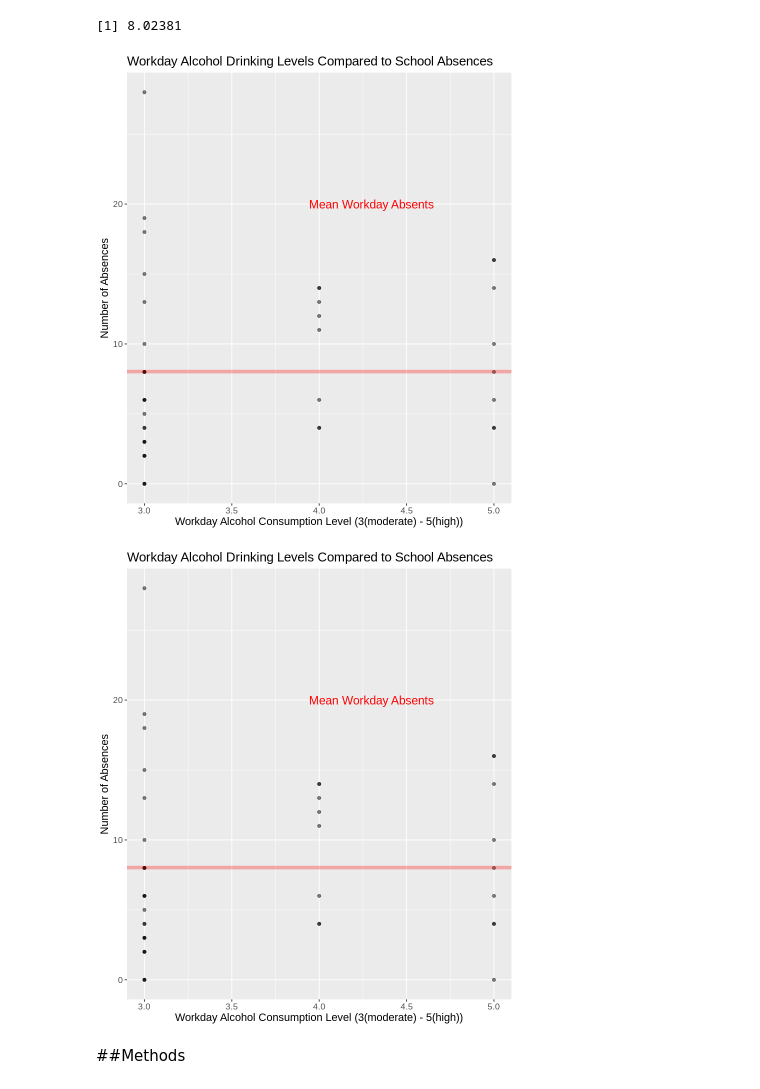
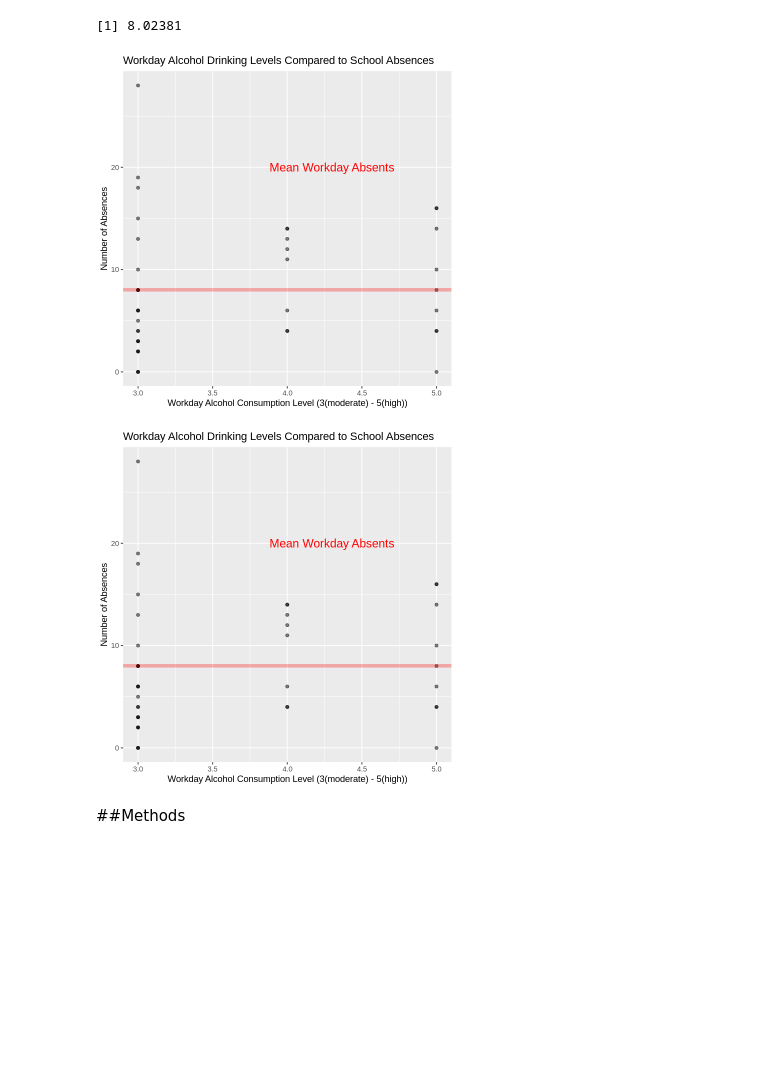
Before and after one commit to aaaaanniez/AlcoholAffect, a Jupyter notebook: Project_Proposal.ipynb, the cells around one changed output. Saved outputs shown, nothing was run; the diff lists cells and outputs as text; code cells hidden in the pictures; blank space fills up the shorter version.

```diff
--- a/Project_Proposal.ipynb
+++ b/Project_Proposal.ipynb
@@ -95,36 +95,34 @@ mean_weekend_absents
 [1] 8.02381
 # %%
 #workday scatterplot
-options(repr.plot.height = 8, repr.plot.width = 7)
+options(repr.plot.height = 6, repr.plot.width = 6)
 workday_scatterplot <- alcohol_data %>%
     ggplot(aes(x = workday_ac, y = absences)) +
     geom_point(alpha = 0.5) +
     geom_hline(yintercept = mean_workday_absents, color = "red", alpha=.3, lwd=2) +
-    theme(text = element_text(size = 100)) +
     labs(title = "Workday Alcohol Drinking Levels Compared to School Absences",
          x = "Workday Alcohol Consumption Level (3(moderate) - 5(high))",
          y = "Number of Absences") +
-    theme(text = element_text(size = 13)) +
+    theme(text = element_text(size = 11)) +
     annotate("text",x = 4.3, y = 20, label = "Mean Workday Absents", color="red", size=5)
 workday_scatterplot
 # %% [output]
-[figure, old version]
+[figure, new version]
 # %%
 #weekend scatterplot
-options(repr.plot.height = 8, repr.plot.width = 7)
+options(repr.plot.height = 6, repr.plot.width = 6)
 weekend_scatterplot <- alcohol_data %>%
     ggplot(aes(x = weekend_ac, y = absences)) +
     geom_point(alpha = 0.5) +
     geom_hline(yintercept = mean_weekend_absents, color = "red", alpha=.3, lwd=2) +
-    theme(text = element_text(size = 100)) +
     labs(title = "Weekend Alcohol Drinking Levels Compared to School Absences",
          x = "Weekend Alcohol Consumption Level (3(moderate) - 5(high))",
          y = "Number of Absences") +
-    theme(text = element_text(size = 13)) +
+    theme(text = element_text(size = 11)) +
     annotate("text",x = 4.3, y = 20, label = "Mean Weekend Absents", color="red", size=5)
 workday_scatterplot
 # %% [output]
-[figure, old version]
+[figure, new version]
 # %% [markdown]
 ##Methods
 # %% [markdown]
```
